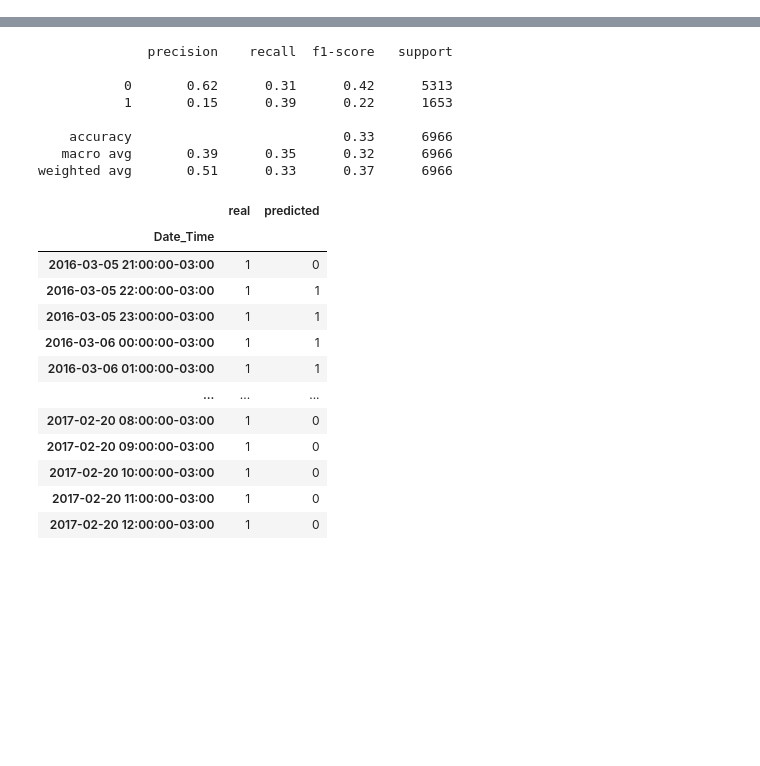
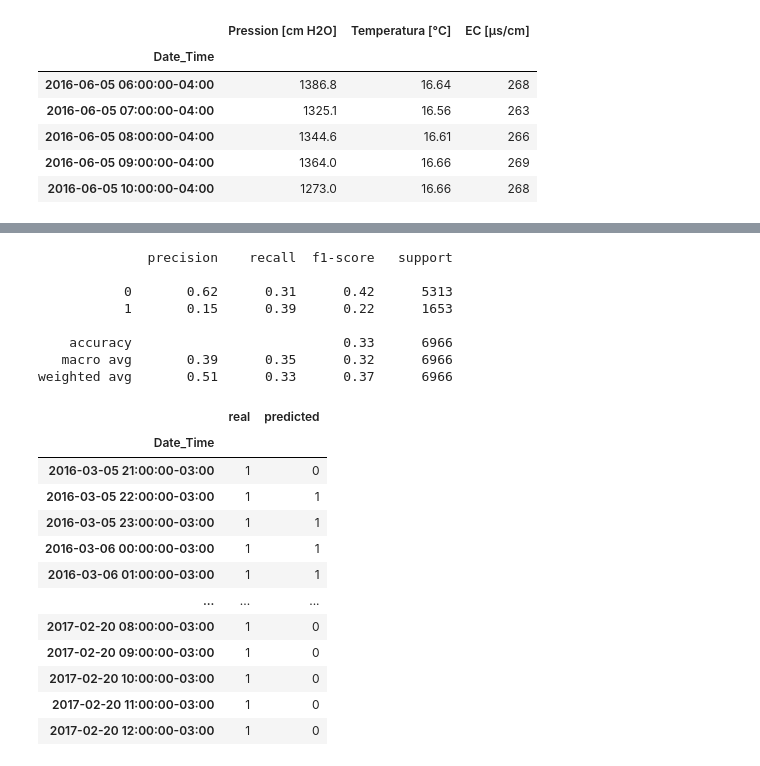
Before and after one commit to Max-jones/Sistema_Experto_APP, a Jupyter notebook: notebooks/model_tests.ipynb, the cells around one changed output, grey strips where cells are left out. Saved outputs shown, nothing was run; the diff lists cells and outputs as text; code cells hidden in the pictures; blank space fills up the shorter version.

```diff
--- a/notebooks/model_tests.ipynb
+++ b/notebooks/model_tests.ipynb
@@ -30,0 +63,10 @@ X_train, X_test, y_train, y_test = train_test_split(X, y,shuffle=False, test_siz
+# %%
+X_test.head()
+# %% [output]
+|  | Pression [cm H2O] | Temperatura [°C] | EC [µs/cm] |
+| Date_Time |  |  |  |
+| 2016-06-05 06:00:00-04:00 | 1386.8 | 16.64 | 268 |
+| 2016-06-05 07:00:00-04:00 | 1325.1 | 16.56 | 263 |
+| 2016-06-05 08:00:00-04:00 | 1344.6 | 16.61 | 266 |
+| 2016-06-05 09:00:00-04:00 | 1364.0 | 16.66 | 269 |
+| 2016-06-05 10:00:00-04:00 | 1273.0 | 16.66 | 268 |
```
Also changed, not shown: parts of 28 cells of this notebook.
